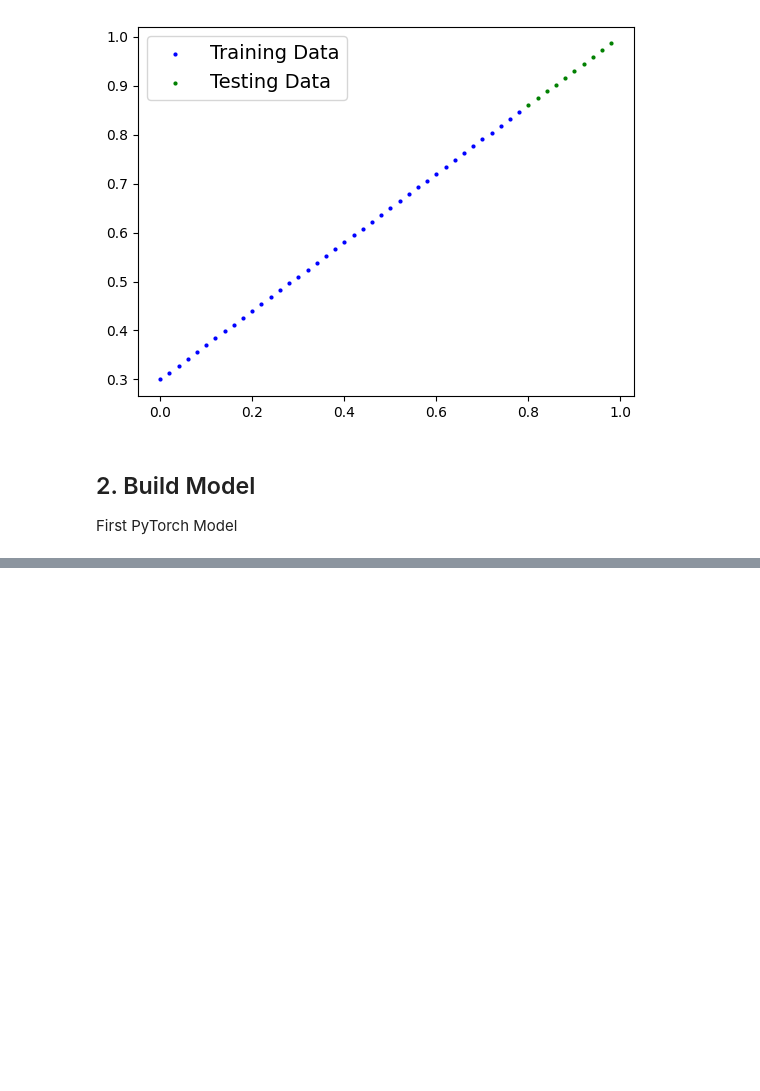
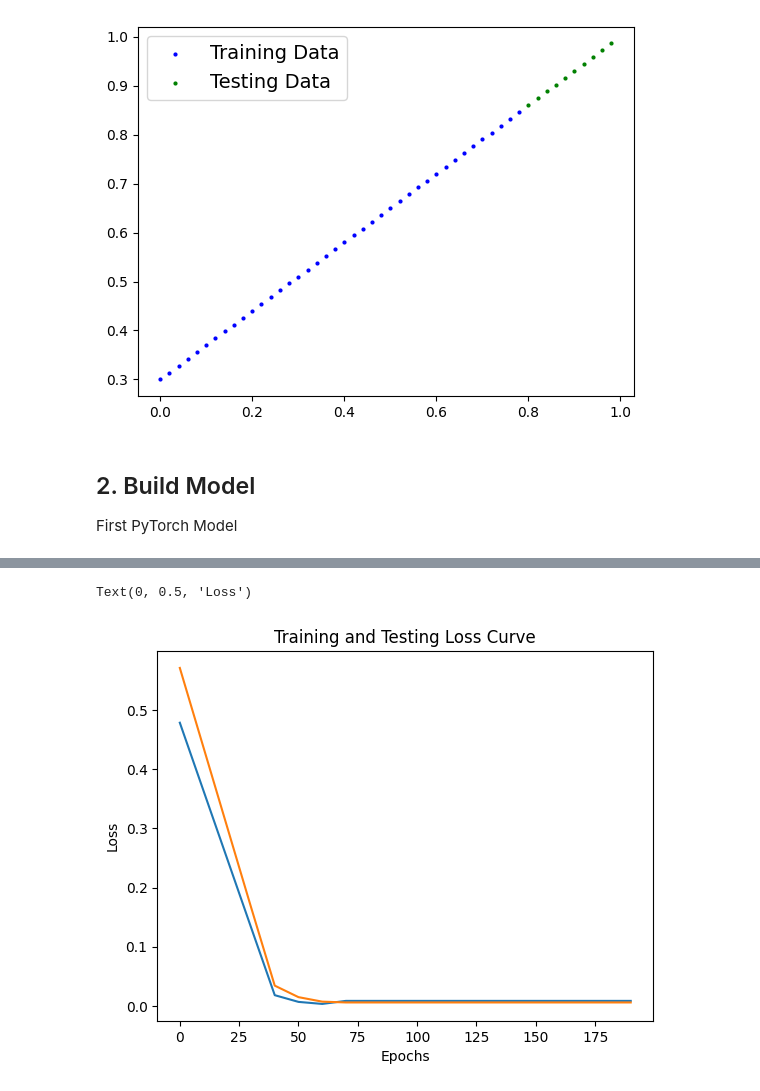
Before and after one commit to Enzo-Olivieri/Learning-PyTorch, a Jupyter notebook: 01_My_PyTorch_Workflow_Fundamentals.ipynb, the cells around one changed output, grey strips where cells are left out. Cells and saved outputs as stored; diff of their text form; code cells hidden in the pictures; blank space fills up the shorter version.

```diff
--- a/01_My_PyTorch_Workflow_Fundamentals.ipynb
+++ b/01_My_PyTorch_Workflow_Fundamentals.ipynb
@@ -120,0 +202,8 @@ class LinearRegressionModel(nn.Module): #inherits from nn.Module
+# %%
+# Loss function (MAE)
+loss_fn = nn.L1Loss()
+
+# Optimizer (Stochastic Gradient Descent)
+optimizer = torch.optim.SGD(params= model_0.parameters(),
+                            lr = 0.01) # lr is learning rate
+                                       # lr is a hyperparamter, a value that we choose ourselves
@@ -120,0 +281,11 @@ class LinearRegressionModel(nn.Module): #inherits from nn.Module
+# %%
+#Visualising training and testing Loss Curves
+
+plt.plot(epoch_count, train_loss_values, label = "Training Loss")
+plt.plot(epoch_count, test_loss_values, label = "Testing Loss")
+plt.title("Training and Testing Loss Curve")
+plt.xlabel("Epochs")
+plt.ylabel("Loss")
+# %% [output]
+Text(0, 0.5, 'Loss')
+[figure, added]
```
Also changed, not shown: parts of 12 cells of this notebook.
